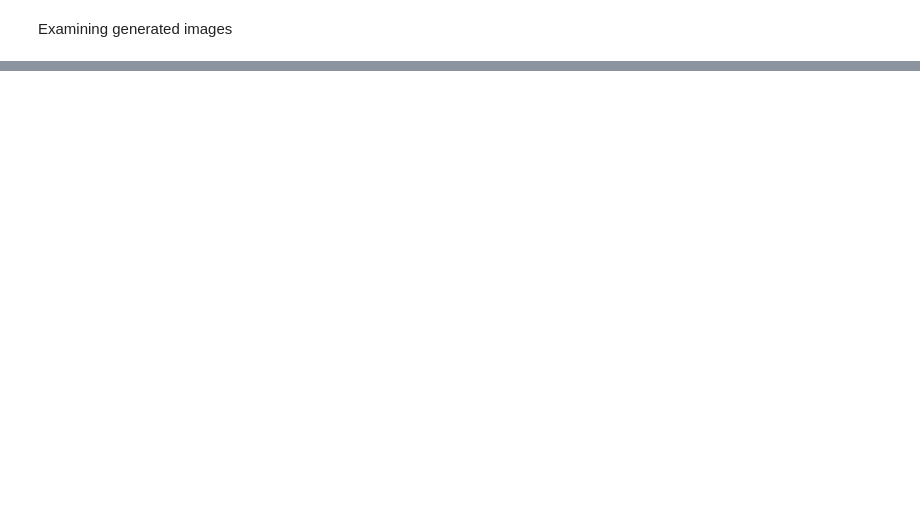
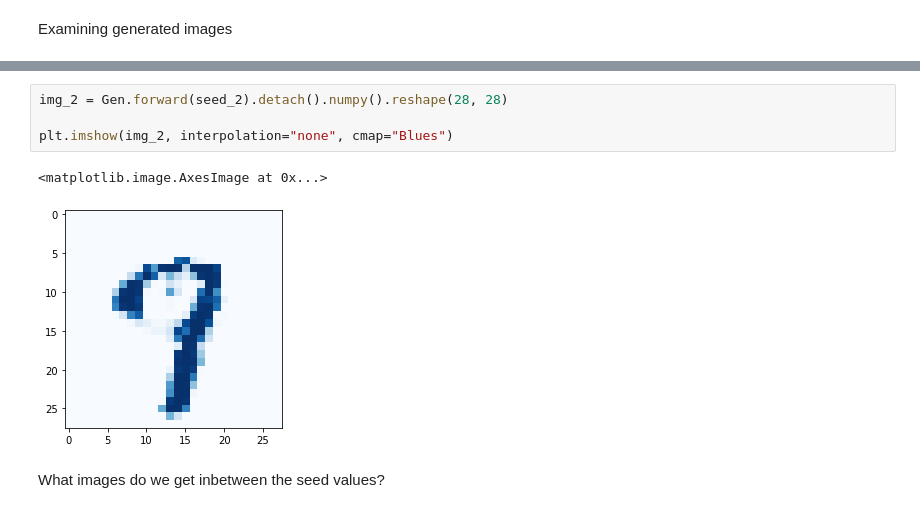
Before and after one commit to Azuremis/make_your_first_gan_with_pytorch, a Jupyter notebook: handwritten_digits_improved.ipynb, the cells around one changed output, grey strips where cells are left out. Drawn from its saved outputs; the diff is of its cells as text; blank space fills up the shorter version.

```diff
--- a/handwritten_digits_improved.ipynb
+++ b/handwritten_digits_improved.ipynb
@@ -293,0 +313,9 @@ for i in range(2):
+# %%
+img_2 = Gen.forward(seed_2).detach().numpy().reshape(28, 28)
+
+plt.imshow(img_2, interpolation="none", cmap="Blues")
+# %% [output]
+<matplotlib.image.AxesImage at 0x...>
+[figure, added]
+# %% [markdown]
+What images do we get inbetween the seed values?
```
Also changed, not shown: parts of 19 cells of this notebook.
